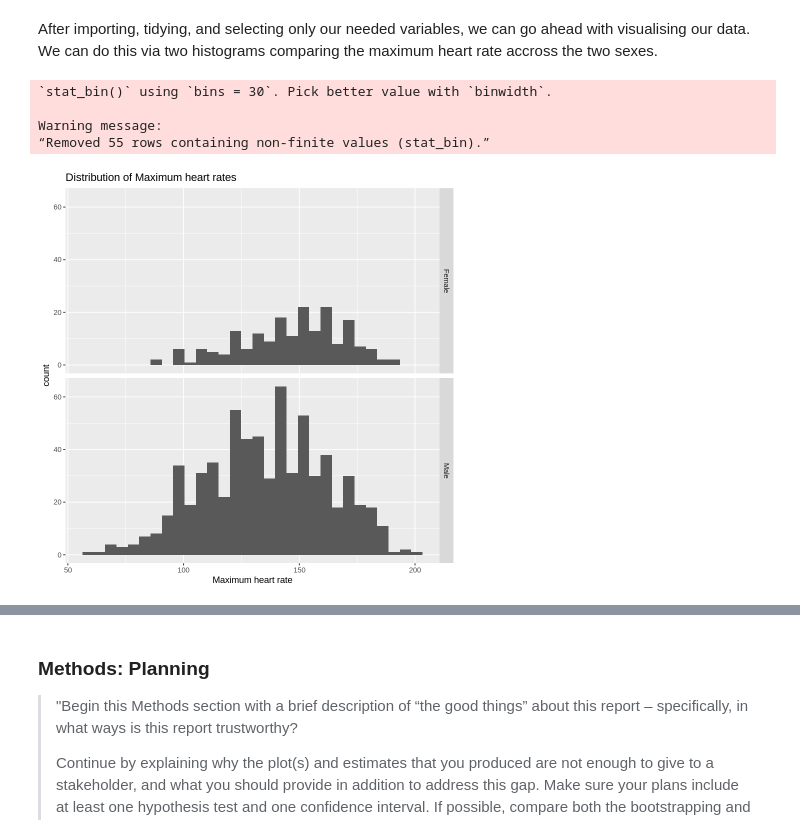
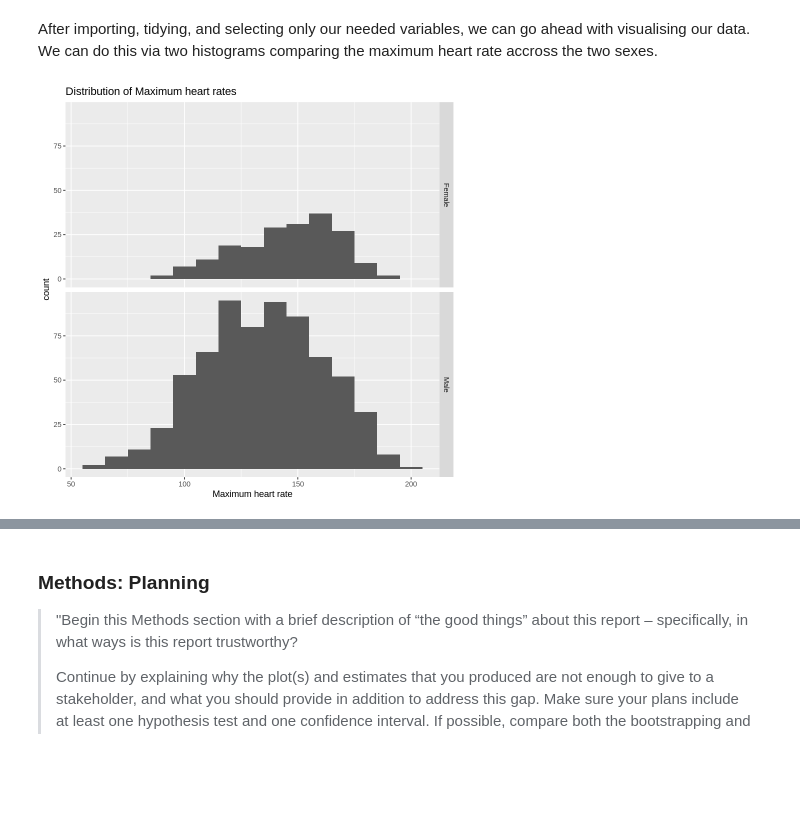
Before and after one commit to glenren/stat_201_group_47, a Jupyter notebook: project_proposal.ipynb, the cells around one changed output, grey strips where cells are left out. Saved outputs shown, nothing was run; the diff lists cells and outputs as text; code cells hidden in the pictures; blank space fills up the shorter version.

```diff
--- a/project_proposal.ipynb
+++ b/project_proposal.ipynb
@@ -35,9 +35,10 @@ sw <- read.csv("https://archive.ics.uci.edu/ml/machine-learning-databases/heart-
 data <- rbind(cl, hg, va, sw) %>%
     select(V2, V8, region) %>%
     rename(sex = V2, max_heart_rate = V8) %>%
-    mutate(max_heart_rate = as.numeric(max_heart_rate))
+    mutate(max_heart_rate = as.numeric(max_heart_rate)) %>%
+    filter(!is.na(max_heart_rate))
 
-# we also changed max_heart_rate to be reported in double rather than as char
+# we also changed max_heart_rate to be reported in double rather than as char, and filtered out the N/A values
 
 # here we renamed the sex categories from integers to readable text
 
@@ -63,14 +64,10 @@ After importing, tidying, and selecting only our needed variables, we can go ahe
 # %%
 max_heart_rate_plot <- data %>%
                         ggplot() +
-                        geom_histogram(aes(x = max_heart_rate)) +
+                        geom_histogram(aes(x = max_heart_rate), binwidth = 10) +
                         ggtitle("Distribution of Maximum heart rates") +
                         facet_grid(sex ~ .) +
                         xlab("Maximum heart rate")
 max_heart_rate_plot
 # %% [output]
-`stat_bin()` using `bins = 30`. Pick better value with `binwidth`.
-
-Warning message:
-“Removed 55 rows containing non-finite values (stat_bin).”
-[figure, old version]
+[figure, new version]
```
Also changed, not shown: parts of 3 cells of this notebook.
